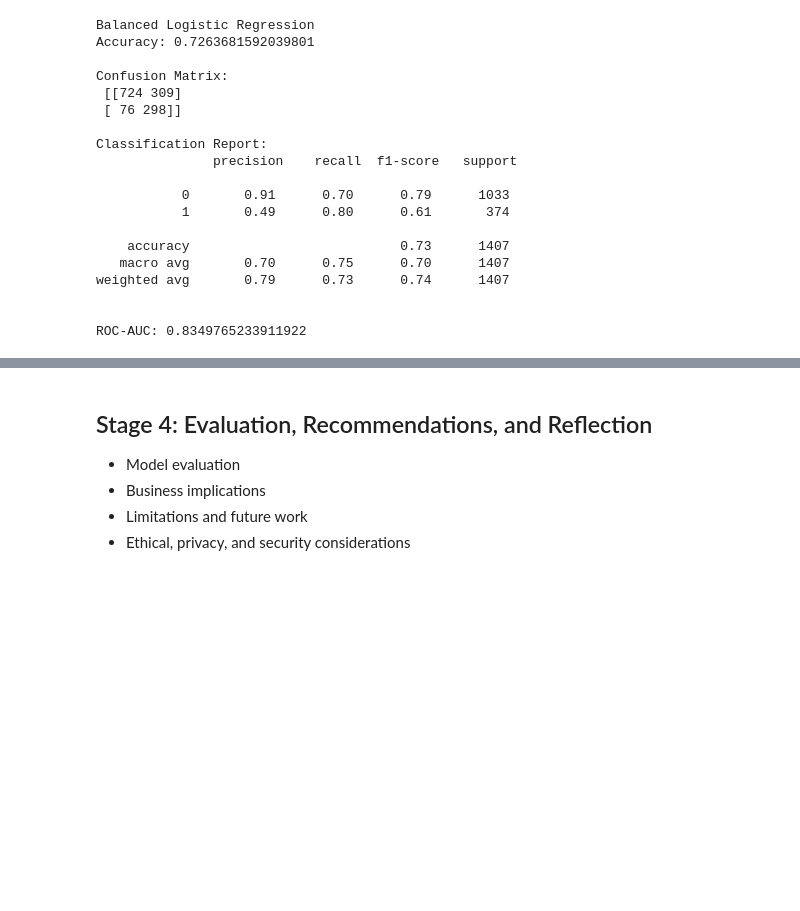
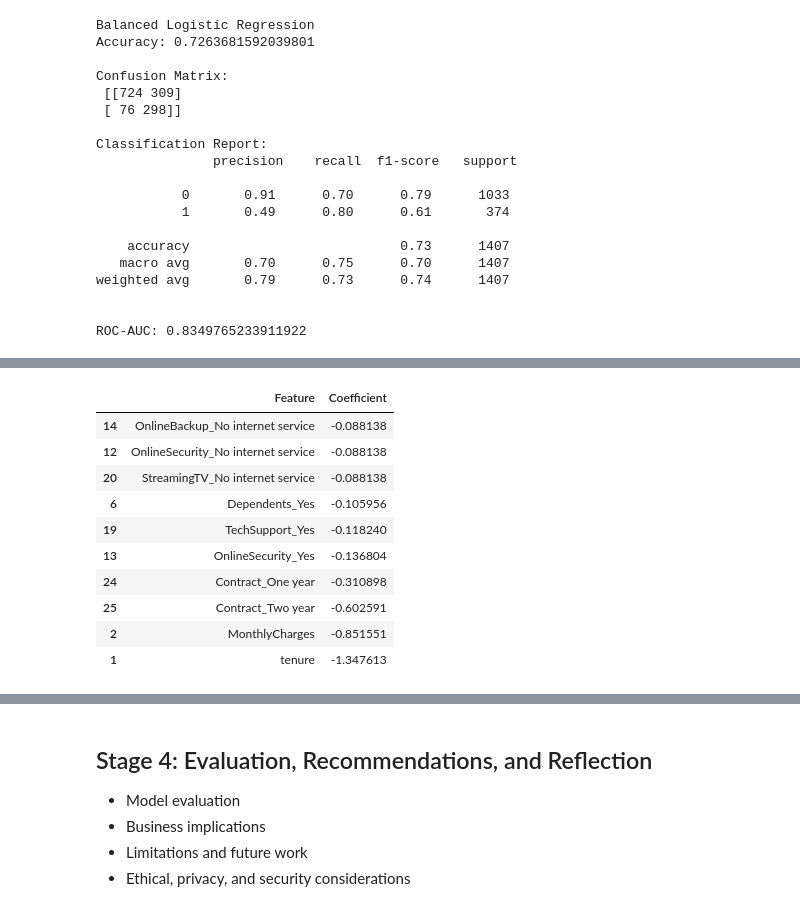
Before and after one commit to lukethomson012-ctrl/ufcfmm-data-mining-portfolio, a Jupyter notebook: Notebook/project_portfolio.ipynb, the cells around one changed output, grey strips where cells are left out. Cells and saved outputs as stored; diff of their text form; code cells hidden in the pictures; blank space fills up the shorter version.

```diff
--- a/Notebook/project_portfolio.ipynb
+++ b/Notebook/project_portfolio.ipynb
@@ -372,0 +404,14 @@ ROC-AUC: 0.8349765233911922
+# %%
+coefficients_sorted.tail(10)
+# %% [output]
+|  | Feature | Coefficient |
+| 14 | OnlineBackup_No internet service | -0.088138 |
+| 12 | OnlineSecurity_No internet service | -0.088138 |
+| 20 | StreamingTV_No internet service | -0.088138 |
+| 6 | Dependents_Yes | -0.105956 |
+| 19 | TechSupport_Yes | -0.118240 |
+| 13 | OnlineSecurity_Yes | -0.136804 |
+| 24 | Contract_One year | -0.310898 |
+| 25 | Contract_Two year | -0.602591 |
+| 2 | MonthlyCharges | -0.851551 |
+| 1 | tenure | -1.347613 |
```
Also changed, not shown: parts of 9 cells of this notebook.
